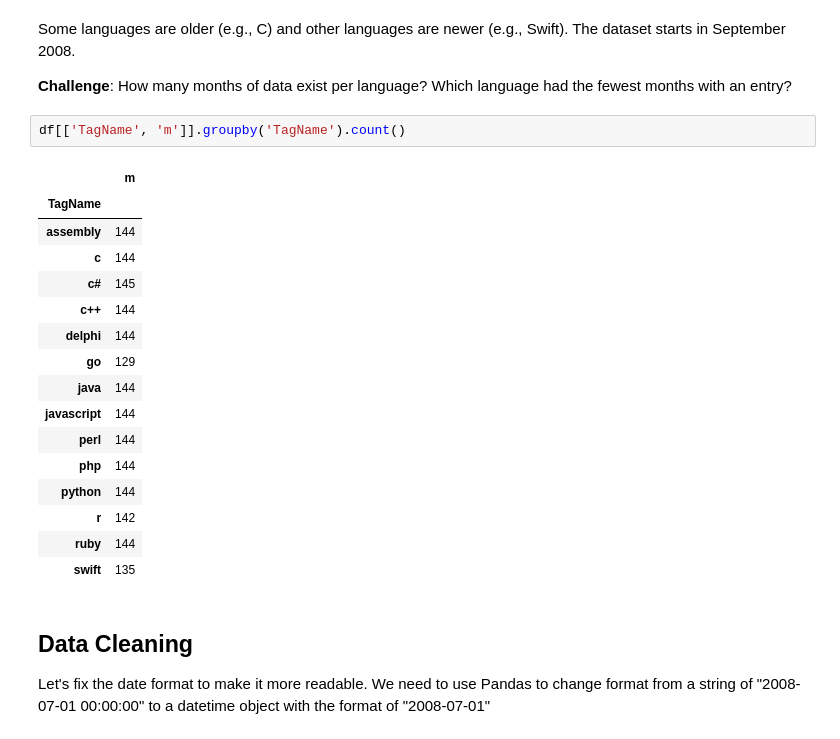
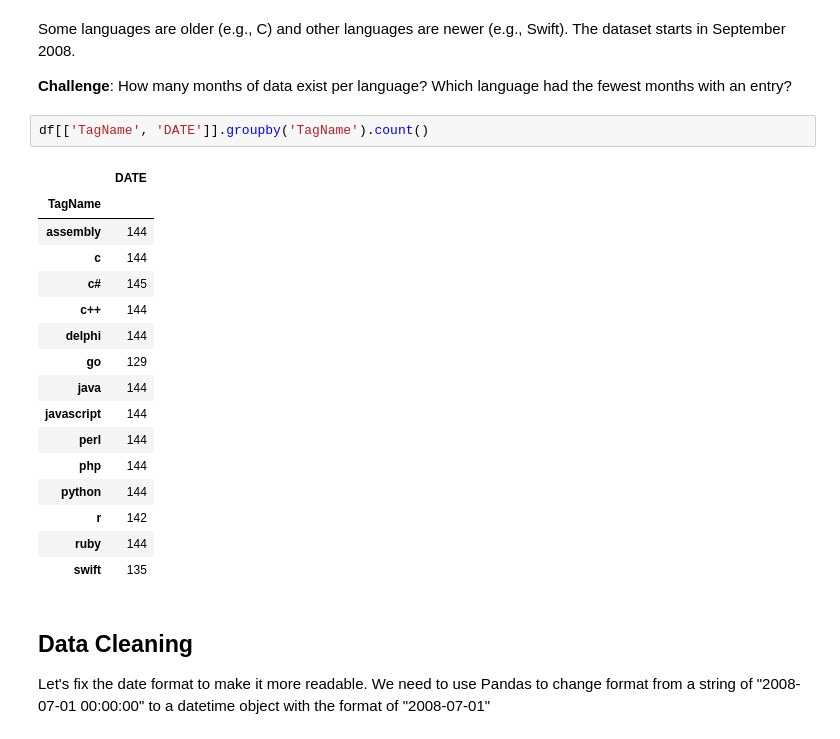
Before and after one commit to serg-kan/python-day-73-programming-languages, a Jupyter notebook: Programming_Languages_(start).ipynb, the cells around one changed output. Cells and saved outputs as stored; diff of their text form.

```diff
--- a/Programming_Languages_(start).ipynb
+++ b/Programming_Languages_(start).ipynb
@@ -80,9 +86,9 @@ Some languages are older (e.g., C) and other languages are newer (e.g., Swift).
 
 **Challenge**: How many months of data exist per language? Which language had the fewest months with an entry?
 # %%
-df[['TagName', 'm']].groupby('TagName').count()
+df[['TagName', 'DATE']].groupby('TagName').count()
 # %% [output]
-|  | m |
+|  | DATE |
 | TagName |  |
 | assembly | 144 |
 | c | 144 |
```
Also changed, not shown: parts of 13 cells of this notebook.
